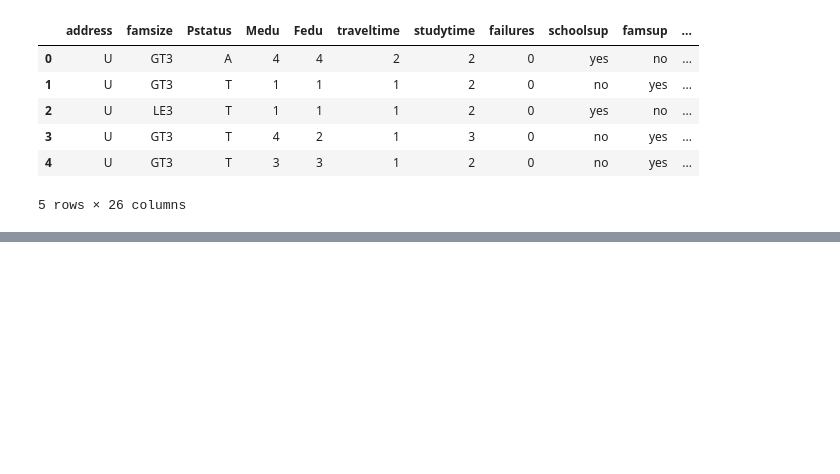
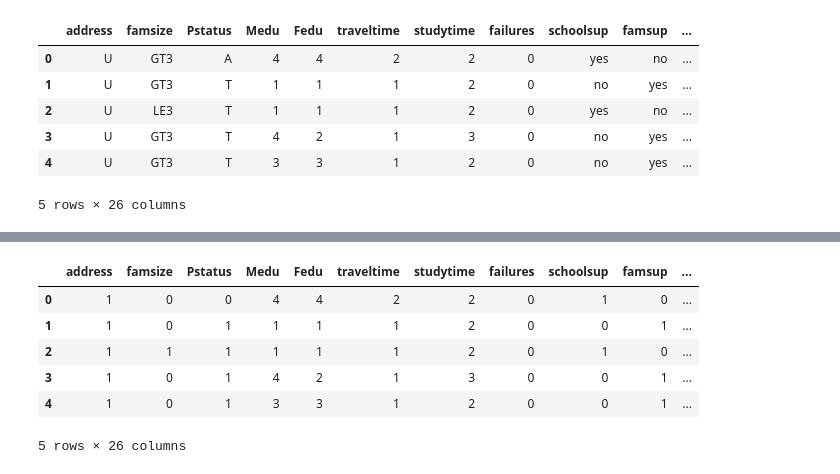
Before and after one commit to YonatanRA/CausalNex, a Jupyter notebook: Tutorial.ipynb, the cells around one changed output, grey strips where cells are left out. Saved outputs shown, nothing was run; the diff lists cells and outputs as text; code cells hidden in the pictures; blank space fills up the shorter version.

```diff
--- a/Tutorial.ipynb
+++ b/Tutorial.ipynb
@@ -89,0 +114,17 @@ data.head()
+# %%
+from sklearn.preprocessing import LabelEncoder
+
+le=LabelEncoder()
+
+for col in non_numeric_columns:
+    struct_data[col]=le.fit_transform(struct_data[col])
+
+struct_data.head(5)
+# %% [output]
+|  | address | famsize | Pstatus | Medu | Fedu | traveltime | studytime | failures | schoolsup | famsup | ... |
+| 0 | 1 | 0 | 0 | 4 | 4 | 2 | 2 | 0 | 1 | 0 | ... |
+| 1 | 1 | 0 | 1 | 1 | 1 | 1 | 2 | 0 | 0 | 1 | ... |
+| 2 | 1 | 1 | 1 | 1 | 1 | 1 | 2 | 0 | 1 | 0 | ... |
+| 3 | 1 | 0 | 1 | 4 | 2 | 1 | 3 | 0 | 0 | 1 | ... |
+| 4 | 1 | 0 | 1 | 3 | 3 | 1 | 2 | 0 | 0 | 1 | ... |
+5 rows × 26 columns
```
Also changed, not shown: parts of 42 cells of this notebook.
